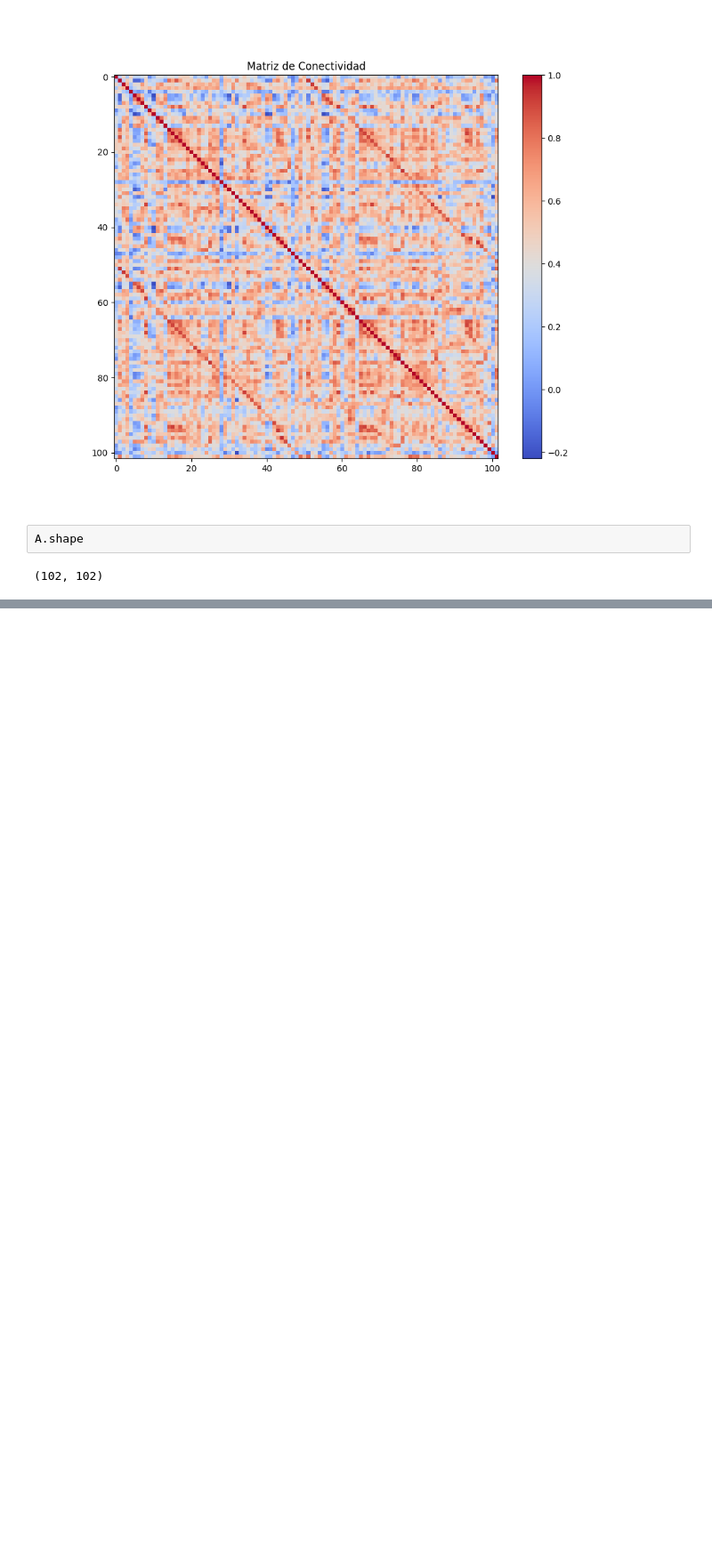
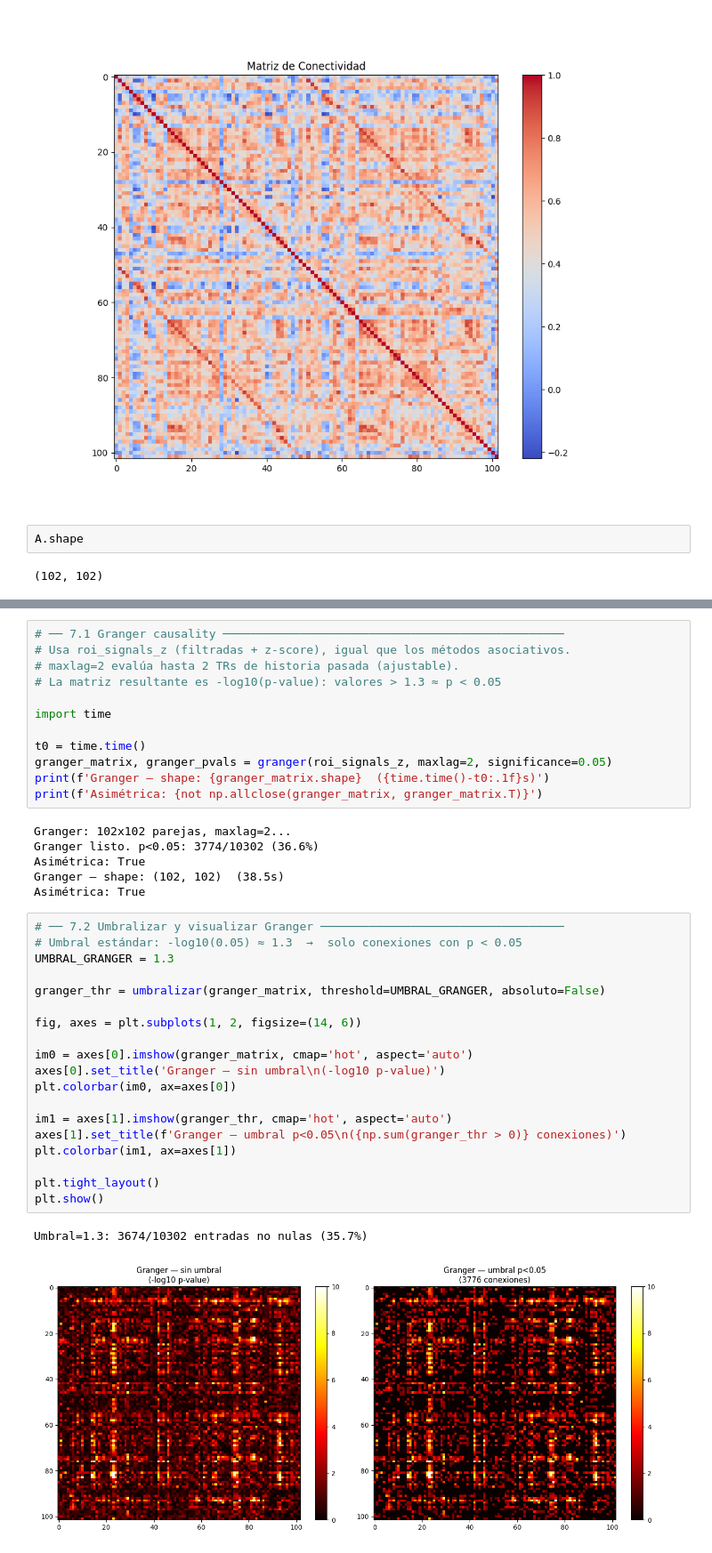
Before and after one commit to crst1970/TESIS-1ERA-ENTREGA, a Jupyter notebook: Pipeline_manual/notebooks/Pipeline_v5.ipynb, the cells around one changed output, grey strips where cells are left out. Shown at 89% size. Saved outputs shown, nothing was run; the diff lists cells and outputs as text; blank space fills up the shorter version.

```diff
--- a/Pipeline_manual/notebooks/Pipeline_v5.ipynb
+++ b/Pipeline_manual/notebooks/Pipeline_v5.ipynb
@@ -370,0 +427,40 @@ A.shape
+# %%
+# ── 7.1 Granger causality ─────────────────────────────────────────────────
+# Usa roi_signals_z (filtradas + z-score), igual que los métodos asociativos.
+# maxlag=2 evalúa hasta 2 TRs de historia pasada (ajustable).
+# La matriz resultante es -log10(p-value): valores > 1.3 ≈ p < 0.05
+
+import time
+
+t0 = time.time()
+granger_matrix, granger_pvals = granger(roi_signals_z, maxlag=2, significance=0.05)
+print(f'Granger — shape: {granger_matrix.shape}  ({time.time()-t0:.1f}s)')
+print(f'Asimétrica: {not np.allclose(granger_matrix, granger_matrix.T)}')
+# %% [output]
+Granger: 102x102 parejas, maxlag=2...
+Granger listo. p<0.05: 3774/10302 (36.6%)
+Asimétrica: True
+Granger — shape: (102, 102)  (38.5s)
+Asimétrica: True
+# %%
+# ── 7.2 Umbralizar y visualizar Granger ───────────────────────────────────
+# Umbral estándar: -log10(0.05) ≈ 1.3  →  solo conexiones con p < 0.05
+UMBRAL_GRANGER = 1.3
+
+granger_thr = umbralizar(granger_matrix, threshold=UMBRAL_GRANGER, absoluto=False)
+
+fig, axes = plt.subplots(1, 2, figsize=(14, 6))
+
+im0 = axes[0].imshow(granger_matrix, cmap='hot', aspect='auto')
+axes[0].set_title('Granger — sin umbral\n(-log10 p-value)')
+plt.colorbar(im0, ax=axes[0])
+
+im1 = axes[1].imshow(granger_thr, cmap='hot', aspect='auto')
+axes[1].set_title(f'Granger — umbral p<0.05\n({np.sum(granger_thr > 0)} conexiones)')
+plt.colorbar(im1, ax=axes[1])
+
+plt.tight_layout()
+plt.show()
+# %% [output]
+Umbral=1.3: 3674/10302 entradas no nulas (35.7%)
+[figure, added]
```
Also changed, not shown: parts of 18 cells of this notebook, 16 other files.
